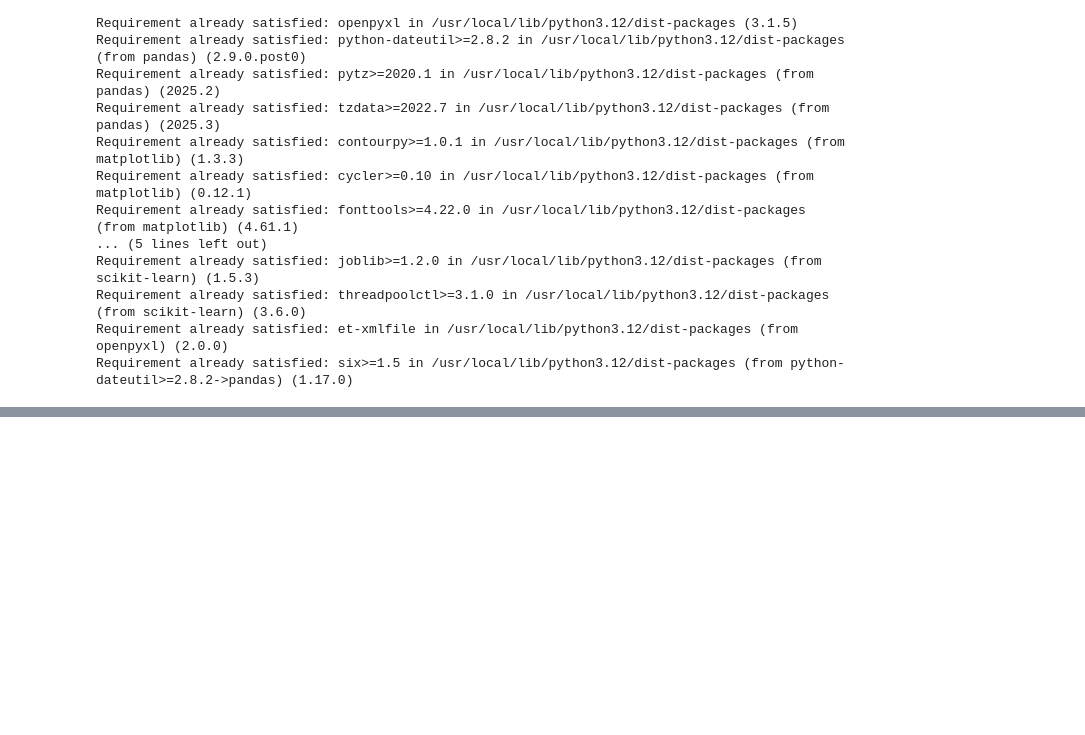
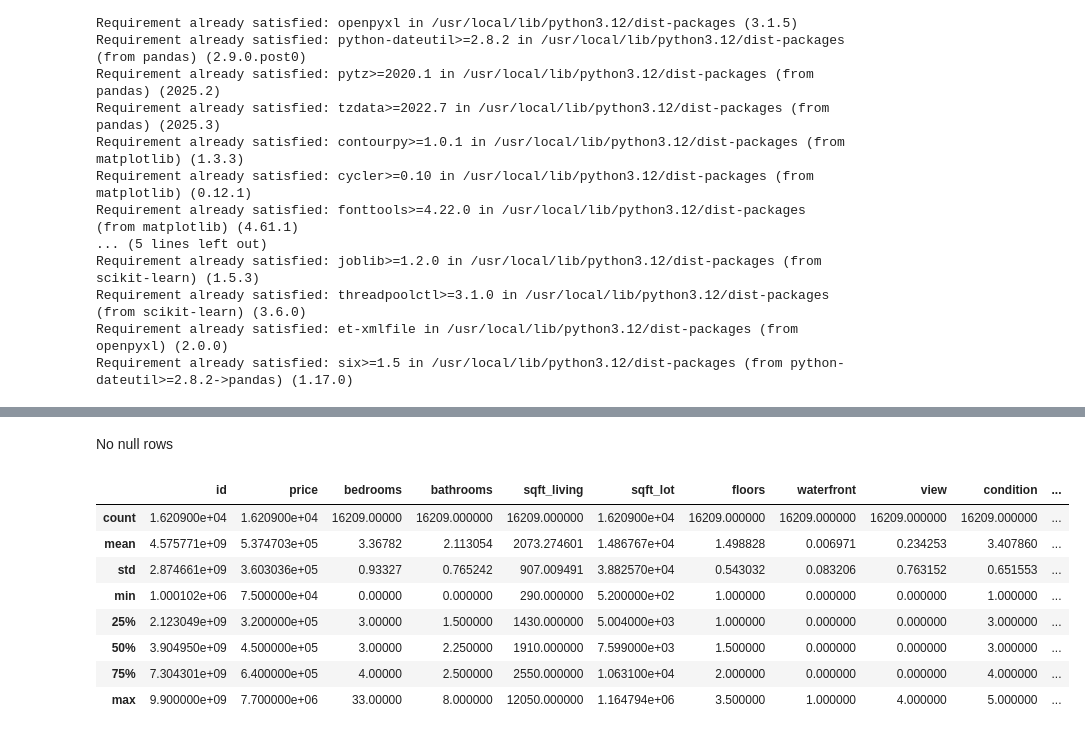
Before and after one commit to gorilla15a/property-valuation-multimodal, a Jupyter notebook: notebooks/preprocessing.ipynb, the cells around one changed output, grey strips where cells are left out. Cells and saved outputs as stored; diff of their text form; code cells hidden in the pictures; blank space fills up the shorter version.

```diff
--- a/notebooks/preprocessing.ipynb
+++ b/notebooks/preprocessing.ipynb
@@ -30,3 +52,3 @@ sns.set(style="whitegrid")
 # %%
-train = pd.read_excel("../data/raw/train.xlsx")
-test  = pd.read_excel("../data/raw/test.xlsx")
+train = pd.read_excel("data/raw/train(1).xlsx")
+test  = pd.read_excel("data/raw/test2.xlsx")
@@ -34,0 +89,14 @@ FileNotFoundError: [Errno 2] No such file or directory: '../data/raw/train.xlsx'
+# %% [markdown]
+No null rows
+# %%
+train.describe()
+# %% [output]
+|  | id | price | bedrooms | bathrooms | sqft_living | sqft_lot | floors | waterfront | view | condition | ... |
+| count | 1.620900e+04 | 1.620900e+04 | 16209.00000 | 16209.000000 | 16209.000000 | 1.620900e+04 | 16209.000000 | 16209.000000 | 16209.000000 | 16209.000000 | ... |
+| mean | 4.575771e+09 | 5.374703e+05 | 3.36782 | 2.113054 | 2073.274601 | 1.486767e+04 | 1.498828 | 0.006971 | 0.234253 | 3.407860 | ... |
+| std | 2.874661e+09 | 3.603036e+05 | 0.93327 | 0.765242 | 907.009491 | 3.882570e+04 | 0.543032 | 0.083206 | 0.763152 | 0.651553 | ... |
+| min | 1.000102e+06 | 7.500000e+04 | 0.00000 | 0.000000 | 290.000000 | 5.200000e+02 | 1.000000 | 0.000000 | 0.000000 | 1.000000 | ... |
+| 25% | 2.123049e+09 | 3.200000e+05 | 3.00000 | 1.500000 | 1430.000000 | 5.004000e+03 | 1.000000 | 0.000000 | 0.000000 | 3.000000 | ... |
+| 50% | 3.904950e+09 | 4.500000e+05 | 3.00000 | 2.250000 | 1910.000000 | 7.599000e+03 | 1.500000 | 0.000000 | 0.000000 | 3.000000 | ... |
+| 75% | 7.304301e+09 | 6.400000e+05 | 4.00000 | 2.500000 | 2550.000000 | 1.063100e+04 | 2.000000 | 0.000000 | 0.000000 | 4.000000 | ... |
+| max | 9.900000e+09 | 7.700000e+06 | 33.00000 | 8.000000 | 12050.000000 | 1.164794e+06 | 3.500000 | 1.000000 | 4.000000 | 5.000000 | ... |
```
Also changed, not shown: parts of 9 cells of this notebook.
